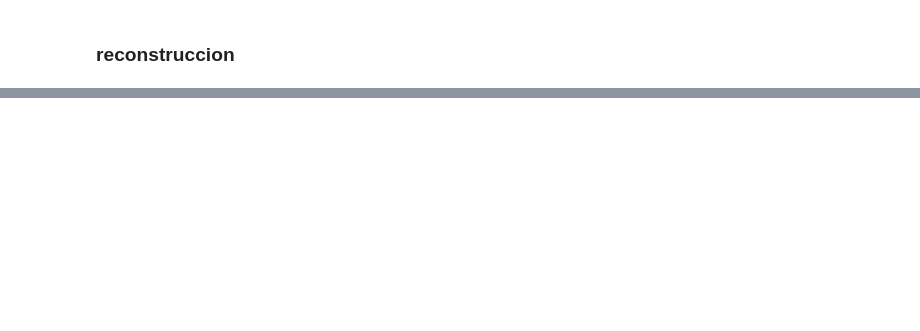
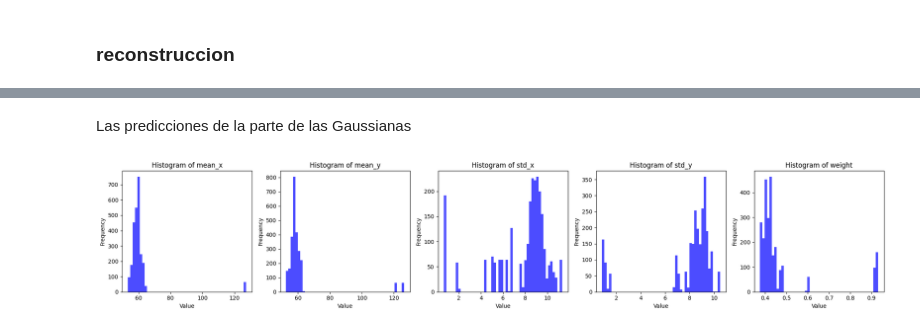
Before and after one commit to fbientrigo/grav_lensing, a Jupyter notebook: 06_pipeline_parametric/ab_parametrize.ipynb, the cells around one changed output, grey strips where cells are left out. Cells and saved outputs as stored; diff of their text form; code cells hidden in the pictures; blank space fills up the shorter version.

```diff
--- a/06_pipeline_parametric/ab_parametrize.ipynb
+++ b/06_pipeline_parametric/ab_parametrize.ipynb
@@ -64,7 +64,7 @@ for X_batch, y_batch in train_dataset.take(1):
     print(X_batch.shape)
     print(y_batch.shape)
 
-    y_process = preprocess_ybatch(y_batch, corte=2)
+    y_process = preprocess_ybatch(y_batch, corte=3)
 # %% [output]
 (64, 128, 128, 3)
 (64, 128, 128, 1)
@@ -482,0 +500,25 @@ gp.plot_comparison(y_batch[1,:,:,0],reconstructed_images[1,:,:,0])
+# %%
+
+
+import numpy as np
+
+def gaussians_histogram(predictions_example):
+    # Suponiendo que `predictions[1]` es la salida de las gaussianas con la forma (64, 40, 5)
+    # Crear un histograma para cada componente
+    fig, axes = plt.subplots(1, 5, figsize=(20, 4))
+    component_names = ['mean_x', 'mean_y', 'std_x', 'std_y', 'weight']
+
+    for i in range(5):
+        axes[i].hist(predictions_example[:, :, i].flatten(), bins=50, alpha=0.7, color='blue')
+        axes[i].set_title(f'Histogram of {component_names[i]}')
+        axes[i].set_xlabel('Value')
+        axes[i].set_ylabel('Frequency')
+
+    plt.tight_layout()
+    plt.show()
+# %% [markdown]
+Las predicciones de la parte de las Gaussianas
+# %%
+gaussians_histogram(predictions_example = predictions[1])
+# %% [output]
+[figure, added]
```
Also changed, not shown: parts of 11 cells of this notebook, 14 other files.
